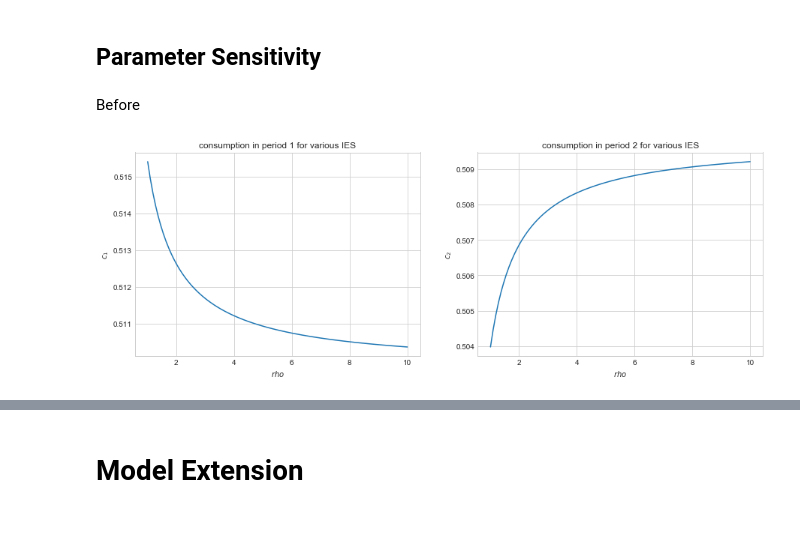
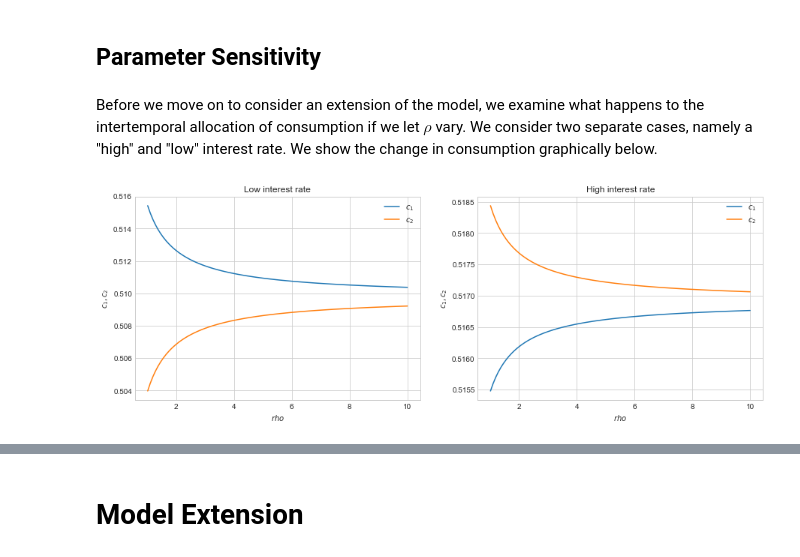
Before and after one commit to NumEconCopenhagen/projects-2020-kongeraekken-1, a Jupyter notebook: modelproject/modelproject.ipynb, the cells around one changed output, grey strips where cells are left out. Drawn from its saved outputs; the diff is of its cells as text; code cells hidden in the pictures; blank space fills up the shorter version.

Commit message:
small changes in exam and modelproject

```diff
--- a/modelproject/modelproject.ipynb
+++ b/modelproject/modelproject.ipynb
@@ -160,32 +160,45 @@ c1: True
 c2: True
 # %% [markdown]
 ## Parameter Sensitivity
-# %% [markdown]
-Before
+# %% [markdown]
+Before we move on to consider an extension of the model, we examine what happens to the intertemporal allocation of consumption if we let $\rho$ vary. We consider two separate cases, namely a "high" and "low" interest rate. We show the change in consumption graphically below.
 # %%
 # inc. effect dominates subs. effect
 rho_v = np.linspace(1.01,10,100)
-c1_l = np.empty(len(rho_v))
-c2_l = np.empty(len(rho_v))
-r = 0.04
 
+r1 = 0.04 # "low" interest rate
+c1_l1 = np.empty(len(rho_v))
+c2_l1 = np.empty(len(rho_v))
 
-for i, rh in enumerate(rho_v):
-    c1_l[i],c2_l[i] = modelproject.solve_for_consumption(m1,r,beta,rh)
+for i, rho_i in enumerate(rho_v):
+    c1_l1[i],c2_l1[i] = modelproject.solve_for_consumption(m1,r1,beta,rho_i)
+
+# subs. effect dominates inc. effect
+r2 = 0.07 # "high" interest rate
+c1_l2 = np.empty(len(rho_v))
+c2_l2 = np.empty(len(rho_v))
+
+for i, rho_i in enumerate(rho_v):
+    c1_l2[i],c2_l2[i] = modelproject.solve_for_consumption(m1,r2,beta,rho_i)
+
 
 # plot consumption for rho values
 fig = plt.figure(figsize=(15,5))
 
 ax = fig.add_subplot(1,2,1)
-ax.plot(rho_v,c1_l)
+ax.plot(rho_v1,c1_l1,label='$c_1$')
+ax.plot(rho_v1,c2_l1,label='$c_2$')
 ax.set_xlabel('$rho$')
-ax.set_ylabel('$c_1$')
-ax.set_title('consumption in period 1 for various IES');
+ax.set_ylabel('$c_1,c_2$')
+ax.set_title('Low interest rate')
+ax.legend();
 
 ax = fig.add_subplot(1,2,2)
-ax.plot(rho_v,c2_l)
+ax.plot(rho_v1,c1_l2,label='$c_1$')
+ax.plot(rho_v1,c2_l2,label='$c_2$')
 ax.set_xlabel('$rho$')
-ax.set_ylabel('$c_2$')
-ax.set_title('consumption in period 2 for various IES');
+ax.set_ylabel('$c_1,c_2$')
+ax.set_title('High interest rate')
+ax.legend();
 # %% [output]
-[figure, old version]
+[figure, new version]
```
Also changed, not shown: parts of 6 cells of this notebook, 1 other file.
